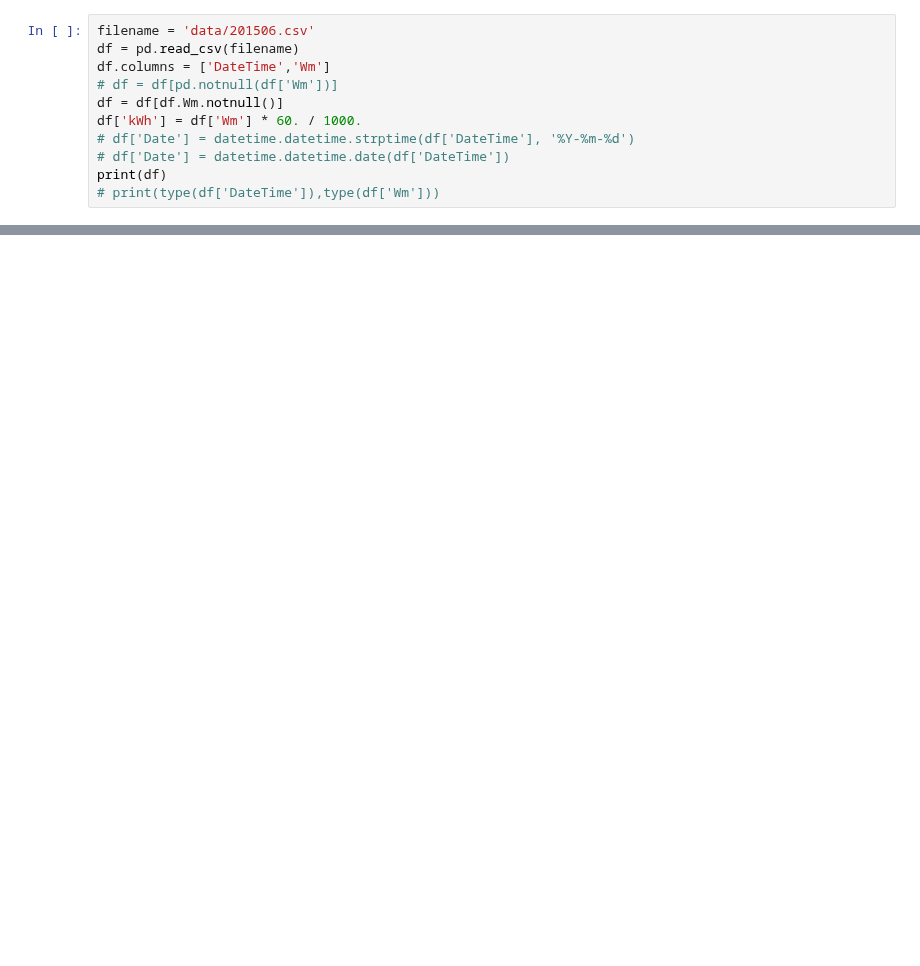
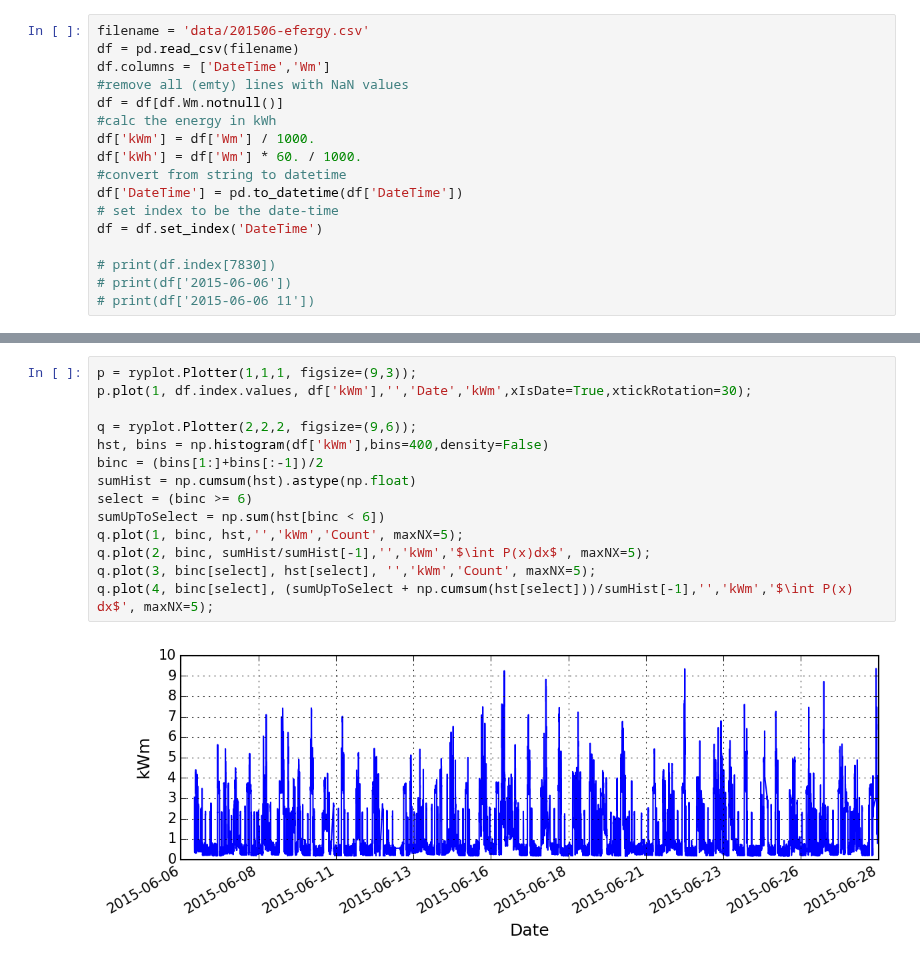
Before and after one commit to NelisW/PythonNotesToSelf, a Jupyter notebook: EnergyAnalysisResidential.ipynb, the cells around one changed output, grey strips where cells are left out. Saved outputs shown, nothing was run; the diff lists cells and outputs as text; blank space fills up the shorter version.

Commit message:
Added the first efforts of residential energy use data analyses

```diff
--- a/EnergyAnalysisResidential.ipynb
+++ b/EnergyAnalysisResidential.ipynb
@@ -38,11 +51,17 @@ pd.set_option('display.max_colwidth', 150)
 # %%
-filename = 'data/201506.csv'
+filename = 'data/201506-efergy.csv'
 df = pd.read_csv(filename)
 df.columns = ['DateTime','Wm']
-# df = df[pd.notnull(df['Wm'])]
+#remove all (emty) lines with NaN values
 df = df[df.Wm.notnull()]
+#calc the energy in kWh
+df['kWm'] = df['Wm'] / 1000.
 df['kWh'] = df['Wm'] * 60. / 1000.
-# df['Date'] = datetime.datetime.strptime(df['DateTime'], '%Y-%m-%d')
-# df['Date'] = datetime.datetime.date(df['DateTime'])
-print(df)
-# print(type(df['DateTime']),type(df['Wm']))
+#convert from string to datetime
+df['DateTime'] = pd.to_datetime(df['DateTime'])
+# set index to be the date-time
+df = df.set_index('DateTime')
+
+# print(df.index[7830])
+# print(df['2015-06-06'])
+# print(df['2015-06-06 11'])
@@ -66,0 +68,16 @@ print(df)
+# %%
+p = ryplot.Plotter(1,1,1, figsize=(9,3));
+p.plot(1, df.index.values, df['kWm'],'','Date','kWm',xIsDate=True,xtickRotation=30);
+
+q = ryplot.Plotter(2,2,2, figsize=(9,6));
+hst, bins = np.histogram(df['kWm'],bins=400,density=False)
+binc = (bins[1:]+bins[:-1])/2
+sumHist = np.cumsum(hst).astype(np.float)
+select = (binc >= 6)
+sumUpToSelect = np.sum(hst[binc < 6])
+q.plot(1, binc, hst,'','kWm','Count', maxNX=5);
+q.plot(2, binc, sumHist/sumHist[-1],'','kWm','$\int P(x)dx$', maxNX=5);
+q.plot(3, binc[select], hst[select], '','kWm','Count', maxNX=5);
+q.plot(4, binc[select], (sumUpToSelect + np.cumsum(hst[select]))/sumHist[-1],'','kWm','$\int P(x) dx$', maxNX=5);
+# %% [output]
+[figure, added]
```
Also changed, not shown: parts of 9 cells of this notebook.
